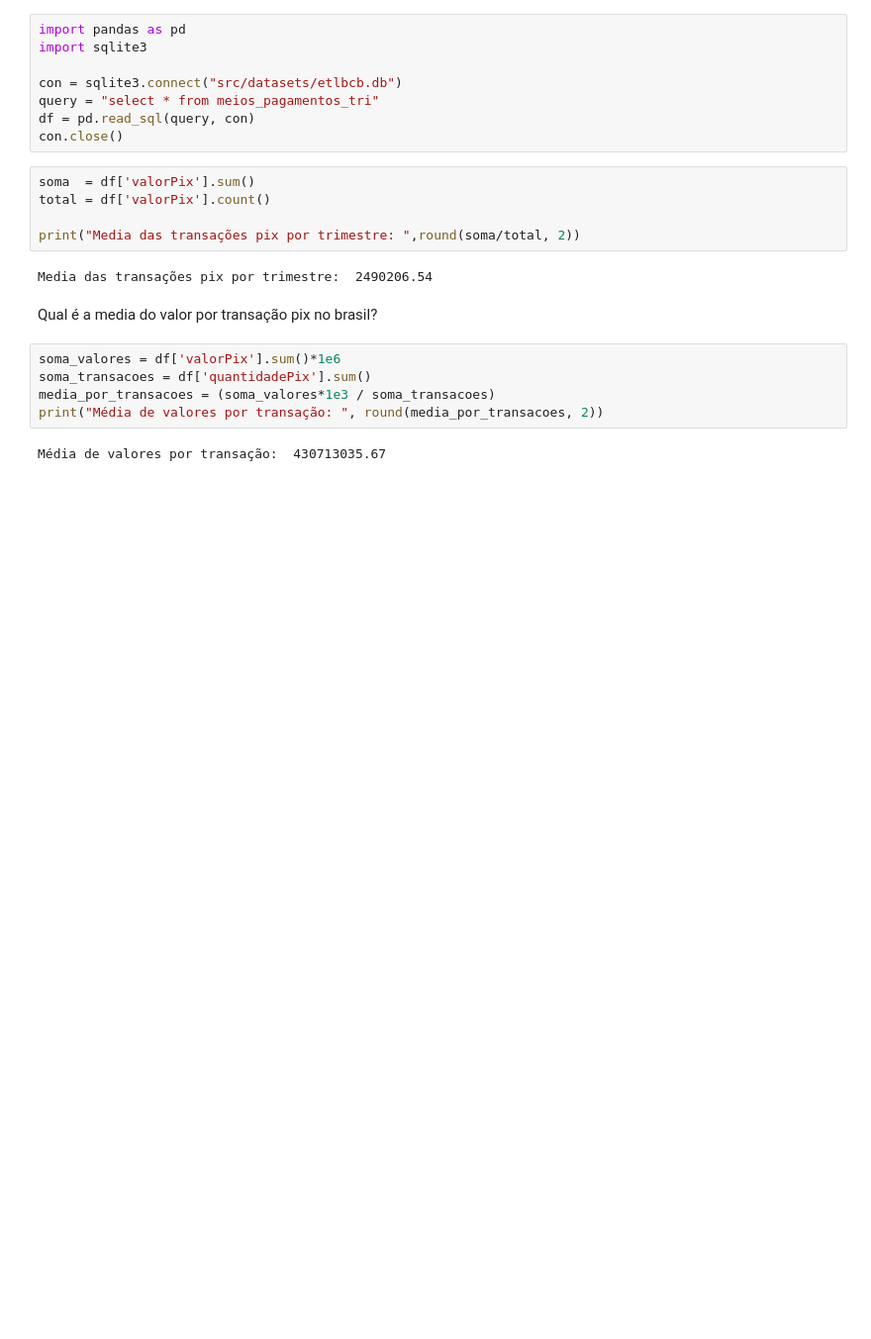
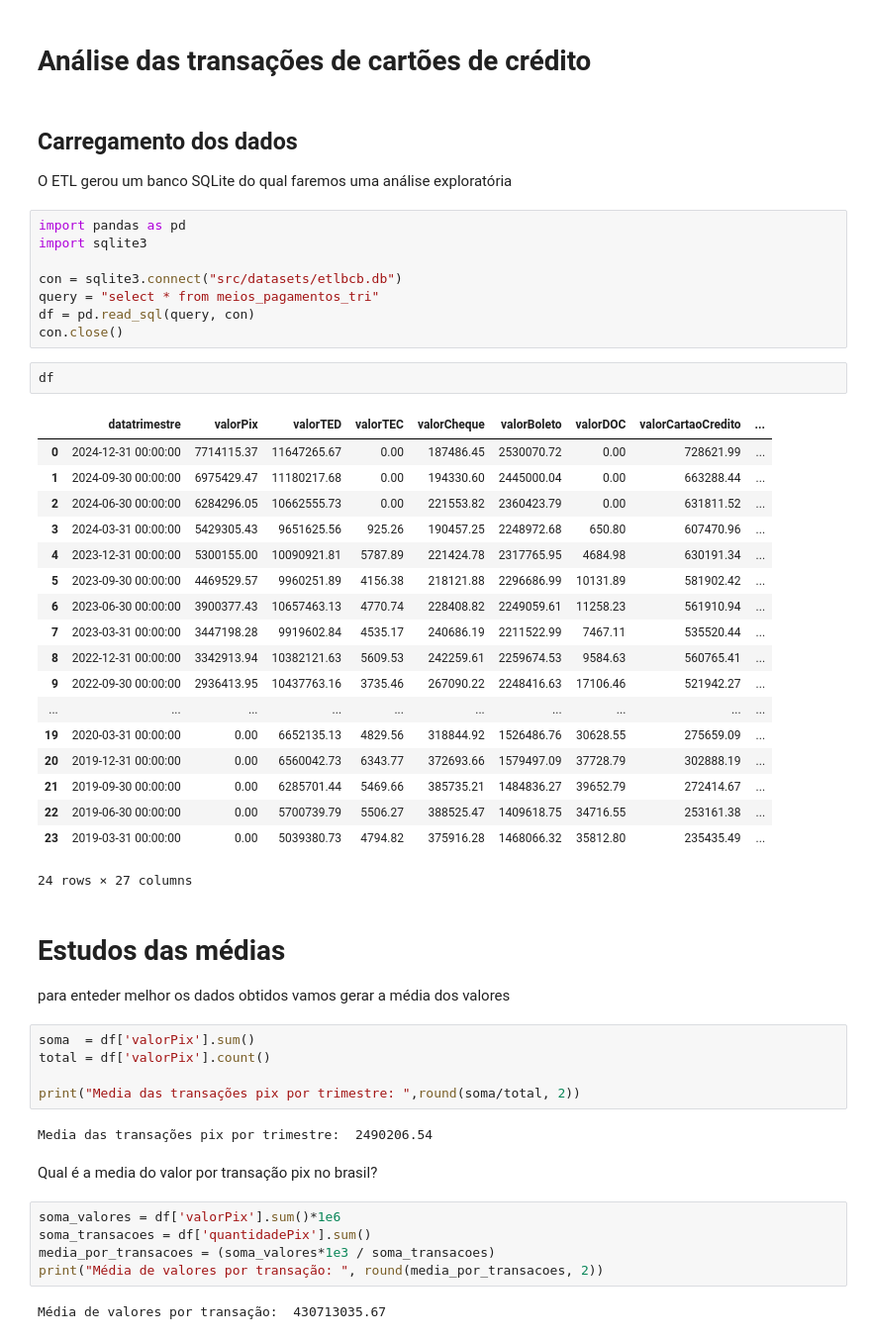
Before and after one commit to aironvalentim/etlBCB, a Jupyter notebook: analiseCartoes.ipynb, the cells around one changed output. Shown at 99% size. Drawn from its saved outputs; the diff is of its cells as text; blank space fills up the shorter version.

```diff
--- a/analiseCartoes.ipynb
+++ b/analiseCartoes.ipynb
@@ -1,3 +1,9 @@
+# %% [markdown]
+# Análise das transações de cartões de crédito
+# %% [markdown]
+## Carregamento dos dados
+
+O ETL gerou um banco SQLite do qual faremos uma análise exploratória
 # %%
 import pandas as pd
 import sqlite3
@@ -6,6 +12,31 @@ con = sqlite3.connect("src/datasets/etlbcb.db")
 query = "select * from meios_pagamentos_tri"
 df = pd.read_sql(query, con)
 con.close()
+# %%
+df
+# %% [output]
+|  | datatrimestre | valorPix | valorTED | valorTEC | valorCheque | valorBoleto | valorDOC | valorCartaoCredito | ... |
+| 0 | 2024-12-31 00:00:00 | 7714115.37 | 11647265.67 | 0.00 | 187486.45 | 2530070.72 | 0.00 | 728621.99 | ... |
+| 1 | 2024-09-30 00:00:00 | 6975429.47 | 11180217.68 | 0.00 | 194330.60 | 2445000.04 | 0.00 | 663288.44 | ... |
+| 2 | 2024-06-30 00:00:00 | 6284296.05 | 10662555.73 | 0.00 | 221553.82 | 2360423.79 | 0.00 | 631811.52 | ... |
+| 3 | 2024-03-31 00:00:00 | 5429305.43 | 9651625.56 | 925.26 | 190457.25 | 2248972.68 | 650.80 | 607470.96 | ... |
+| 4 | 2023-12-31 00:00:00 | 5300155.00 | 10090921.81 | 5787.89 | 221424.78 | 2317765.95 | 4684.98 | 630191.34 | ... |
+| 5 | 2023-09-30 00:00:00 | 4469529.57 | 9960251.89 | 4156.38 | 218121.88 | 2296686.99 | 10131.89 | 581902.42 | ... |
+| 6 | 2023-06-30 00:00:00 | 3900377.43 | 10657463.13 | 4770.74 | 228408.82 | 2249059.61 | 11258.23 | 561910.94 | ... |
+| 7 | 2023-03-31 00:00:00 | 3447198.28 | 9919602.84 | 4535.17 | 240686.19 | 2211522.99 | 7467.11 | 535520.44 | ... |
+| 8 | 2022-12-31 00:00:00 | 3342913.94 | 10382121.63 | 5609.53 | 242259.61 | 2259674.53 | 9584.63 | 560765.41 | ... |
+| 9 | 2022-09-30 00:00:00 | 2936413.95 | 10437763.16 | 3735.46 | 267090.22 | 2248416.63 | 17106.46 | 521942.27 | ... |
+| ... | ... | ... | ... | ... | ... | ... | ... | ... | ... |
+| 19 | 2020-03-31 00:00:00 | 0.00 | 6652135.13 | 4829.56 | 318844.92 | 1526486.76 | 30628.55 | 275659.09 | ... |
+| 20 | 2019-12-31 00:00:00 | 0.00 | 6560042.73 | 6343.77 | 372693.66 | 1579497.09 | 37728.79 | 302888.19 | ... |
+| 21 | 2019-09-30 00:00:00 | 0.00 | 6285701.44 | 5469.66 | 385735.21 | 1484836.27 | 39652.79 | 272414.67 | ... |
+| 22 | 2019-06-30 00:00:00 | 0.00 | 5700739.79 | 5506.27 | 388525.47 | 1409618.75 | 34716.55 | 253161.38 | ... |
+| 23 | 2019-03-31 00:00:00 | 0.00 | 5039380.73 | 4794.82 | 375916.28 | 1468066.32 | 35812.80 | 235435.49 | ... |
+24 rows × 27 columns
+# %% [markdown]
+# Estudos das médias
+
+para enteder melhor os dados obtidos vamos gerar a média dos valores
 # %%
 soma  = df['valorPix'].sum()
 total = df['valorPix'].count()
```
Also changed, not shown: parts of 17 cells of this notebook, 1 other file.
